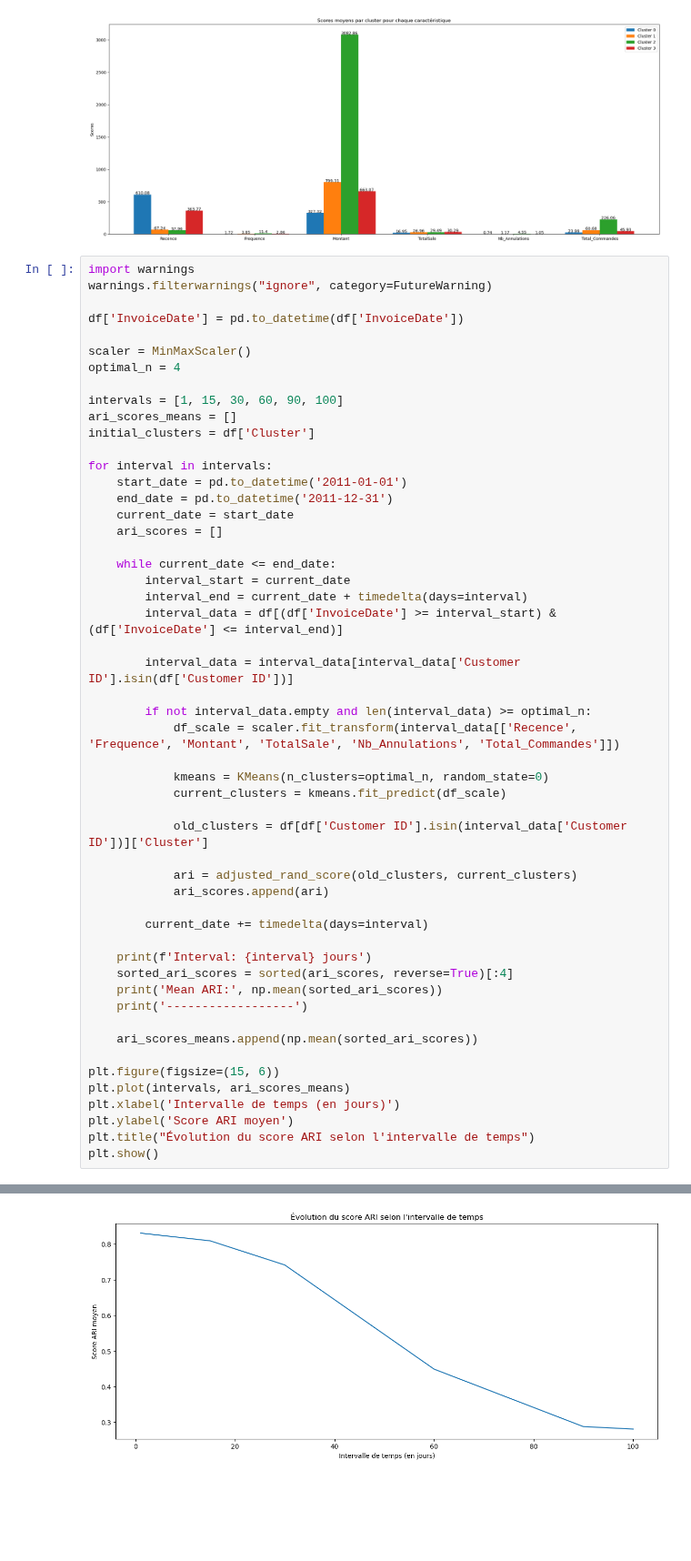
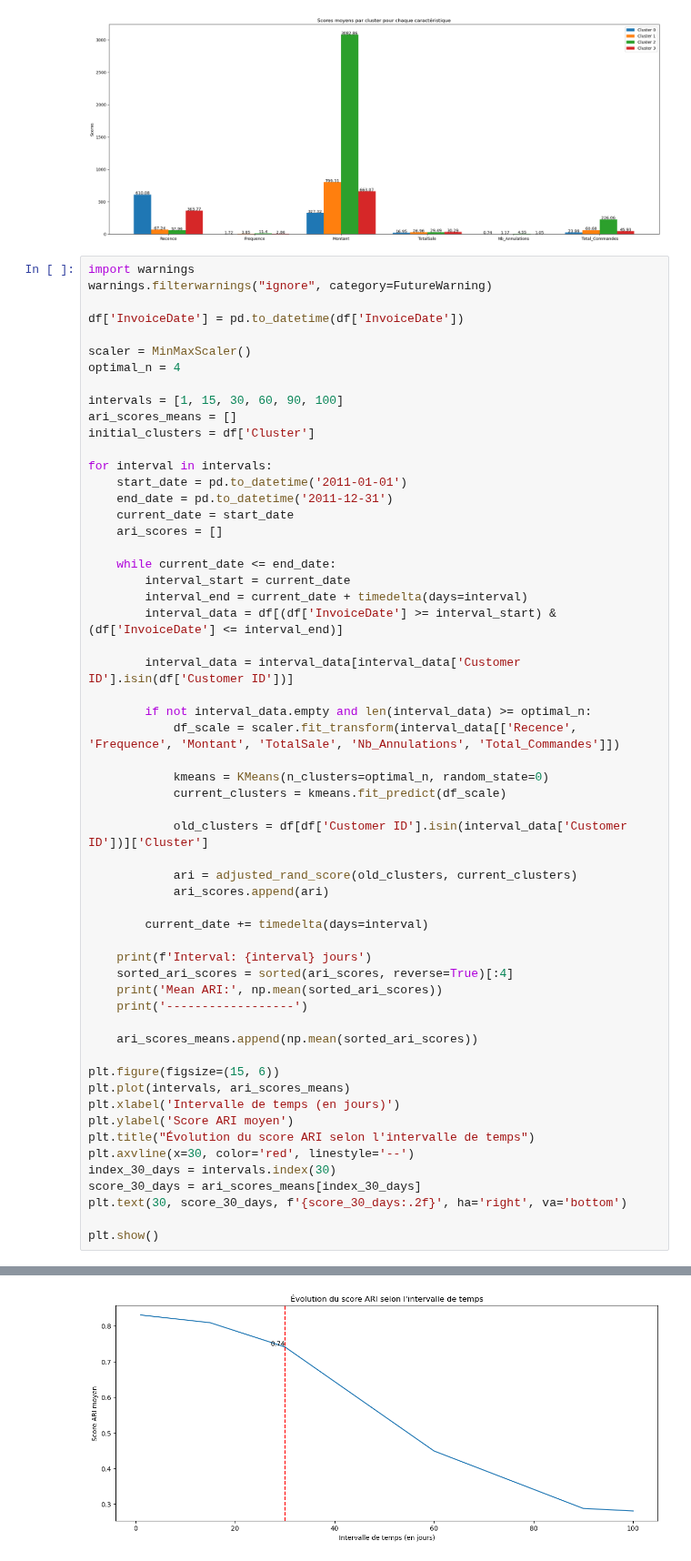
Before and after one commit to neevaiti/segmentation_client_simplon, a Jupyter notebook: seg_clients.ipynb, the cells around one changed output, grey strips where cells are left out. Shown at 91% size. Saved outputs shown, nothing was run; the diff lists cells and outputs as text; blank space fills up the shorter version.

```diff
--- a/seg_clients.ipynb
+++ b/seg_clients.ipynb
@@ -271,31 +271,36 @@ for interval in intervals:
     print('Mean ARI:', np.mean(sorted_ari_scores))
     print('------------------')
 
     ari_scores_means.append(np.mean(sorted_ari_scores))
 
 plt.figure(figsize=(15, 6))
 plt.plot(intervals, ari_scores_means)
 plt.xlabel('Intervalle de temps (en jours)')
 plt.ylabel('Score ARI moyen')
 plt.title("Évolution du score ARI selon l'intervalle de temps")
+plt.axvline(x=30, color='red', linestyle='--')
+index_30_days = intervals.index(30)
+score_30_days = ari_scores_means[index_30_days]
+plt.text(30, score_30_days, f'{score_30_days:.2f}', ha='right', va='bottom')
+
 plt.show()
 # %% [output]
 Interval: 1 jours
 Mean ARI: 0.8309285467258913
 ------------------
 Interval: 15 jours
 Mean ARI: 0.8092994807066454
 ------------------
 Interval: 30 jours
 Mean ARI: 0.7414997257196776
 ------------------
 Interval: 60 jours
 Mean ARI: 0.4492316676255913
 ------------------
 Interval: 90 jours
 Mean ARI: 0.28792309560164114
 ------------------
 Interval: 100 jours
 Mean ARI: 0.2810796098417758
 ------------------
-[figure, old version]
+[figure, new version]
```
Also changed, not shown: 2 other files.
